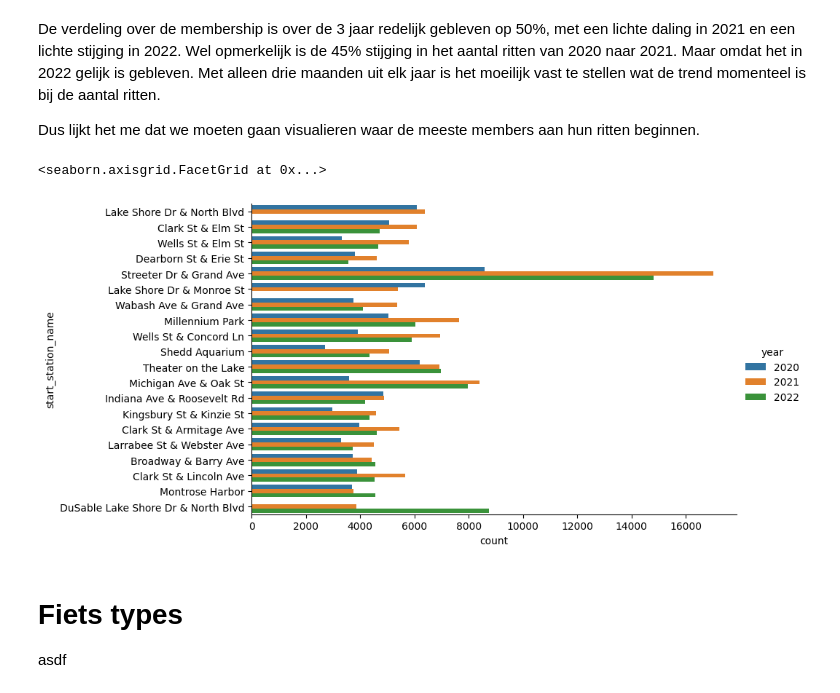
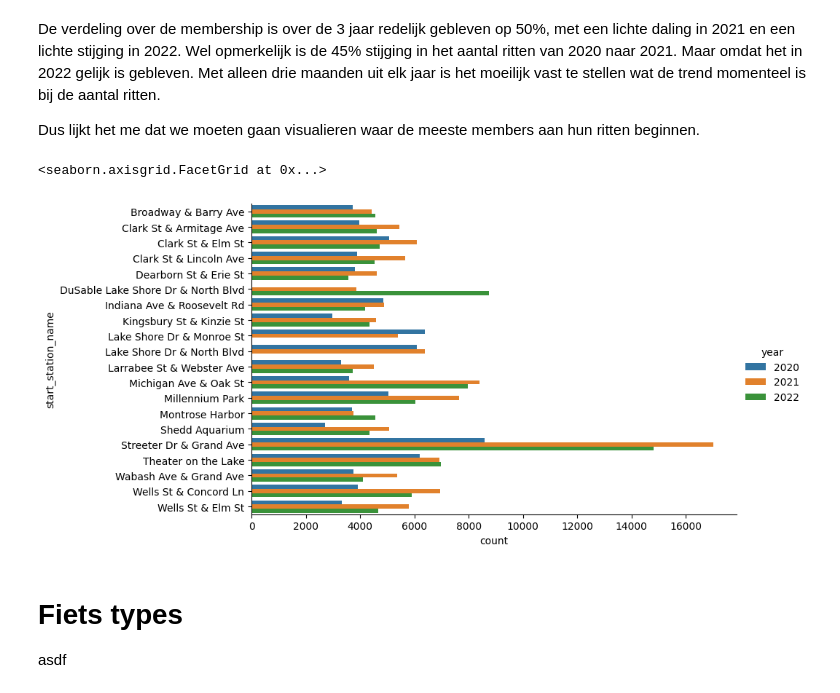
Before and after one commit to thiagovandieten/unspecified-data-analysis-project, a Jupyter notebook: bit-bikes-analyse.ipynb, the cells around one changed output. Cells and saved outputs as stored; diff of their text form; code cells hidden in the pictures.

Commit message:
sort df_sname_year by name

```diff
--- a/bit-bikes-analyse.ipynb
+++ b/bit-bikes-analyse.ipynb
@@ -97,13 +97,13 @@ Dus lijkt het me dat we moeten gaan visualieren waar de meeste members aan hun r
 # %%
 top20_stations = df_all.groupby('start_station_name')['start_station_name'].value_counts().nlargest(20)
 
 
-df_sname_year = df_all[df_all["start_station_name"].isin(top20_stations.index)][['start_station_name', 'member_casual', 'year']]
+df_sname_year = df_all[df_all["start_station_name"].isin(top20_stations.index)][['start_station_name', 'member_casual', 'year']].sort_values(by=['start_station_name'])
 
 sns.catplot(data=df_sname_year, y='start_station_name', hue='year', kind='count', aspect=2)
 # %% [output]
 <seaborn.axisgrid.FacetGrid at 0x...>
-[figure, old version]
+[figure, new version]
 # %% [markdown]
 # Fiets types
 
```
